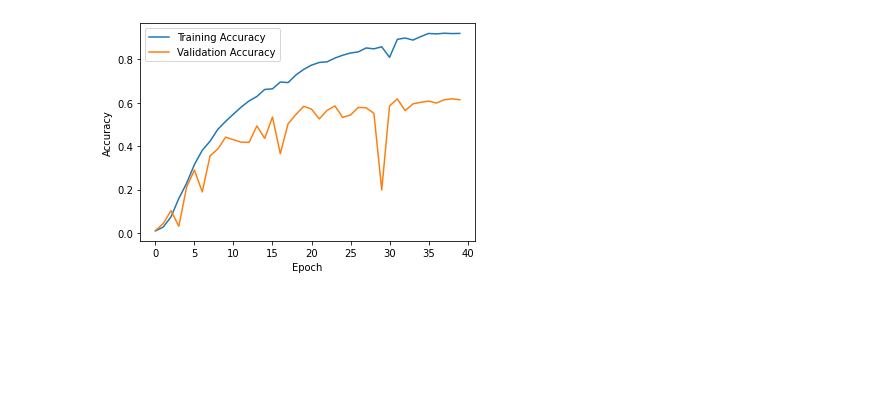
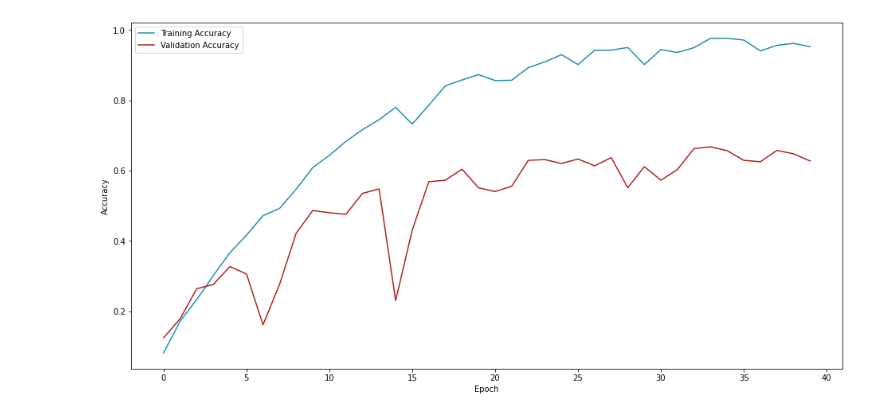
Before and after one commit to beyzanurkeskin/Handwritten-Letter-and-Person-Recognition-Project, a Jupyter notebook: person_convolution3layers.ipynb, the cells around one changed output. Drawn from its saved outputs; the diff is of its cells as text; code cells hidden in the pictures; blank space fills up the shorter version.

```diff
--- a/person_convolution3layers.ipynb
+++ b/person_convolution3layers.ipynb
@@ -32,7 +33,9 @@ for subfolder in subfolders:
             for file_name in os.listdir(folder_path):
                 if any(file_name.lower().endswith(ext) for ext in valid_extensions):
                     image_path = os.path.join(folder_path, file_name)
-                    label = file_name.split('_')[2]
+                    label = file_name.split('_')[0]
+                    # Extract only the part before the decimal point
+                    label = label.split('.')[0]
                     img = cv2.imread(image_path, cv2.IMREAD_GRAYSCALE)
                     if img is None:
                         print(f"Failed to load image: {image_path}")
@@ -127,10 +130,11 @@ Model compilation time: 4367.760941505432 seconds
-# %%
-# Plot accuracy and validation accuracy graphs
-plt.plot(history_2.history['accuracy'], label='Training Accuracy')
-plt.plot(history_2.history['val_accuracy'], label='Validation Accuracy')
-plt.xlabel('Epoch')
-plt.ylabel('Accuracy')
-plt.legend()
-plt.show()
-# %% [output]
-[figure, removed]
+# %%
+# Plot accuracy and validation accuracy graphs
+plt.figure(figsize=(16, 8))
+plt.plot(history_2.history['accuracy'], label='Training Accuracy',color="#1D8FAD")
+plt.plot(history_2.history['val_accuracy'], label='Validation Accuracy',color="#AD211D")
+plt.xlabel('Epoch')
+plt.ylabel('Accuracy')
+plt.legend()
+plt.show()
+# %% [output]
+[figure, added]
```
Also changed, not shown: parts of 7 cells of this notebook.
